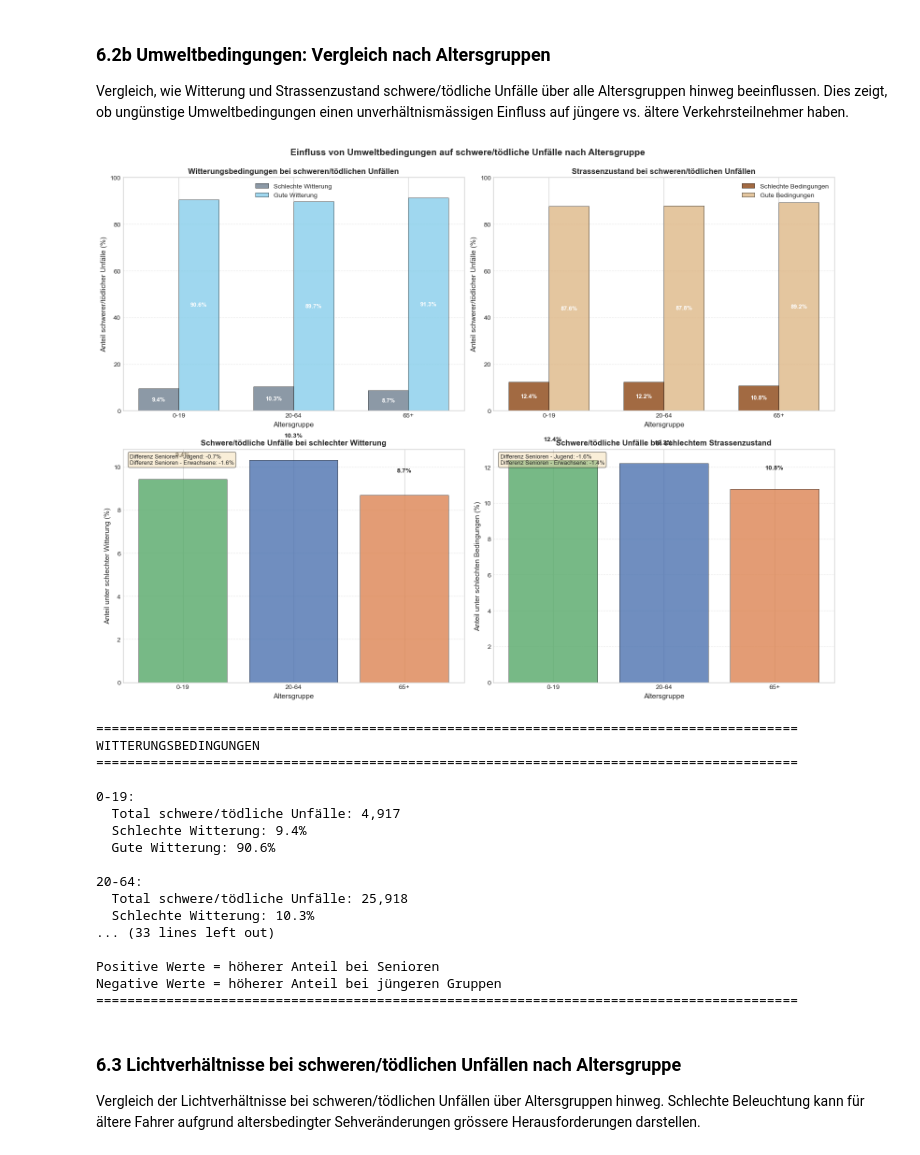
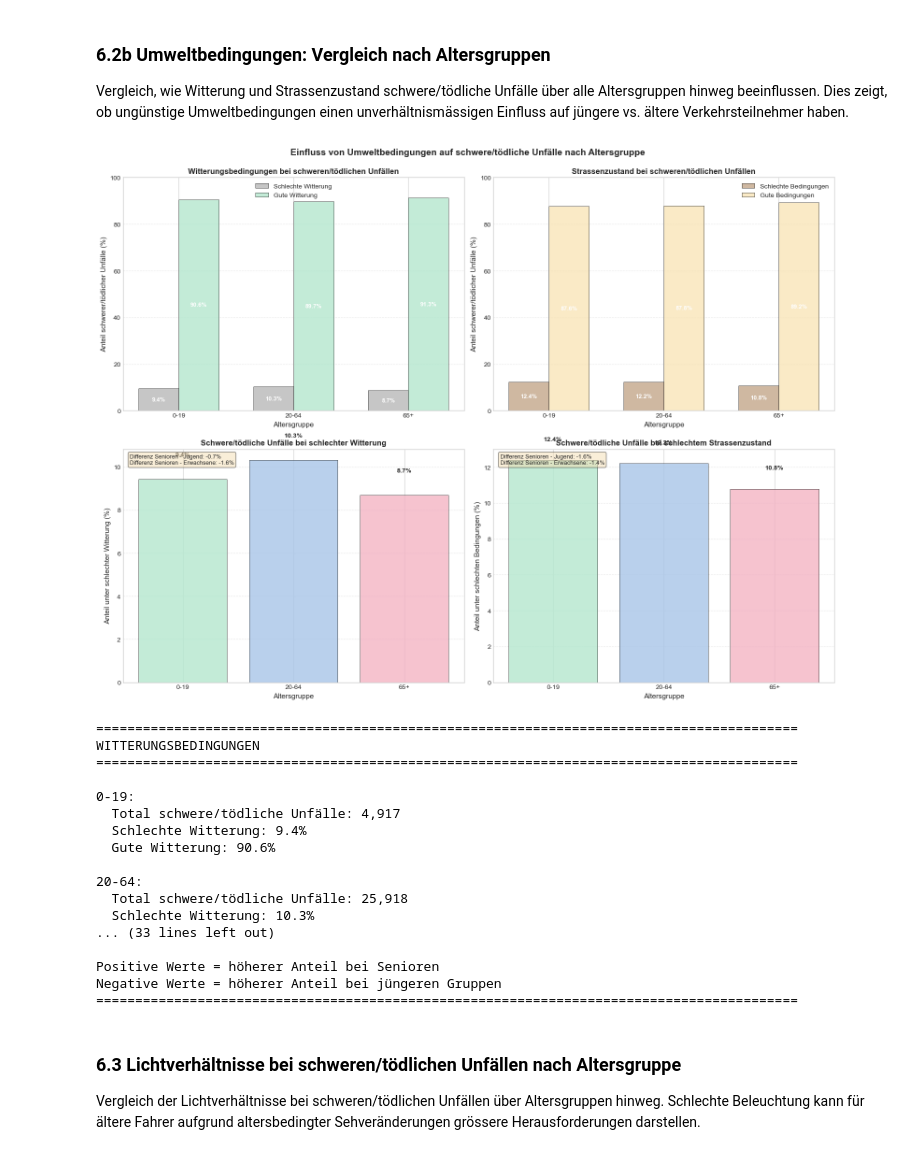
Before and after one commit to alishka-def/road_safety, a Jupyter notebook: senioren_analysis.ipynb, the cells around one changed output. Saved outputs shown, nothing was run; the diff lists cells and outputs as text; code cells hidden in the pictures.

Commit message:
updated colors

```diff
--- a/senioren_analysis.ipynb
+++ b/senioren_analysis.ipynb
@@ -1208,7 +1230,7 @@ fig, (ax1, ax2) = plt.subplots(1, 2, figsize=(16, 6))
 severity_order = ["nicht / leicht verletzt / unbekannt",
                   "erheblich / schwer verletzt",
                   "lebensdrohlich / tödlich"]
-colors_diff = ['#90EE90', '#FFA500', '#DC143C']  # Light green, orange, crimson red
+colors_diff = [COLOR_PALETTE['not_injured'], COLOR_PALETTE['severe'], COLOR_PALETTE['fatal']]
 
 x = np.arange(len(diff_df.index))
 width = 0.25
@@ -1447,10 +1469,10 @@ width = 0.35
 
 bars1 = ax1.bar(x - width/2, weather_df['adverse_pct'], width,
                 label='Schlechte Witterung',
-                color='#708090', alpha=0.8, **PLOT_STYLE)
+                color=COLOR_PALETTE['bad_weather'], alpha=0.8, **PLOT_STYLE)
 bars2 = ax1.bar(x + width/2, weather_df['good_pct'], width,
                 label='Gute Witterung',
-                color='#87CEEB', alpha=0.8, **PLOT_STYLE)
+                color=COLOR_PALETTE['good_weather'], alpha=0.8, **PLOT_STYLE)
 
 ax1.set_xlabel("Altersgruppe", fontsize=11)
 ax1.set_ylabel("Anteil schwerer/tödlicher Unfälle (%)", fontsize=11)
@@ -1475,10 +1497,10 @@ for bars in [bars1, bars2]:
 ax2 = axes[0, 1]
 bars3 = ax2.bar(x - width/2, road_df['adverse_pct'], width,
                 label='Schlechte Bedingungen',
-                color='#8B4513', alpha=0.8, **PLOT_STYLE)
+                color=COLOR_PALETTE['bad_road'], alpha=0.8, **PLOT_STYLE)
 bars4 = ax2.bar(x + width/2, road_df['good_pct'], width,
                 label='Gute Bedingungen',
-                color='#DEB887', alpha=0.8, **PLOT_STYLE)
+                color=COLOR_PALETTE['good_road'], alpha=0.8, **PLOT_STYLE)
 
 ax2.set_xlabel("Altersgruppe", fontsize=11)
 ax2.set_ylabel("Anteil schwerer/tödlicher Unfälle (%)", fontsize=11)
@@ -1571,34 +1593,34 @@ plt.show()
 # Print detailed statistics
 print("\n" + "="*90)
 print("WITTERUNGSBEDINGUNGEN")
 print("="*90)
 for idx, row in weather_df.iterrows():
     print(f"\n{row['age_group']}:")
     print(f"  Total schwere/tödliche Unfälle: {row['total']:,}")
     print(f"  Schlechte Witterung: {row['adverse_pct']:.1f}%")
     print(f"  Gute Witterung: {row['good_pct']:.1f}%")
 
 print("\n" + "="*90)
 print("STRASSENZUSTAND")
 print("="*90)
 for idx, row in road_df.iterrows():
     print(f"\n{row['age_group']}:")
     print(f"  Total schwere/tödliche Unfälle: {row['total']:,}")
     print(f"  Schlechte Bedingungen: {row['adverse_pct']:.1f}%")
     print(f"  Gute Bedingungen: {row['good_pct']:.1f}%")
 
 print("\n" + "="*90)
 print("INTERPRETATION")
 print("="*90)
 print(f"Witterung - Senioren vs. Jugend: {diff_youth_senior:+.1f} Prozentpunkte")
 print(f"Witterung - Senioren vs. Erwachsene: {diff_adult_senior:+.1f} Prozentpunkte")
 print(f"Strassenzustand - Senioren vs. Jugend: {diff_road_youth_senior:+.1f} Prozentpunkte")
 print(f"Strassenzustand - Senioren vs. Erwachsene: {diff_road_adult_senior:+.1f} Prozentpunkte")
 print("\nPositive Werte = höherer Anteil bei Senioren")
 print("Negative Werte = höherer Anteil bei jüngeren Gruppen")
 print("="*90)
 # %% [output]
-[figure, old version]
+[figure, new version]
 ==========================================================================================
 WITTERUNGSBEDINGUNGEN
 ==========================================================================================
```
Also changed, not shown: parts of 12 cells of this notebook, 12 other files.
